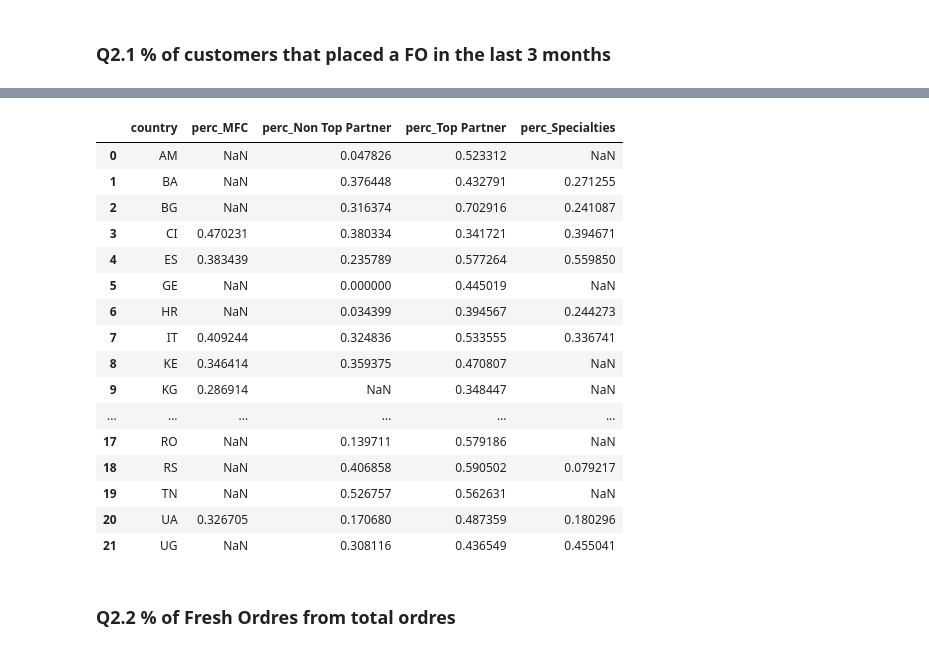
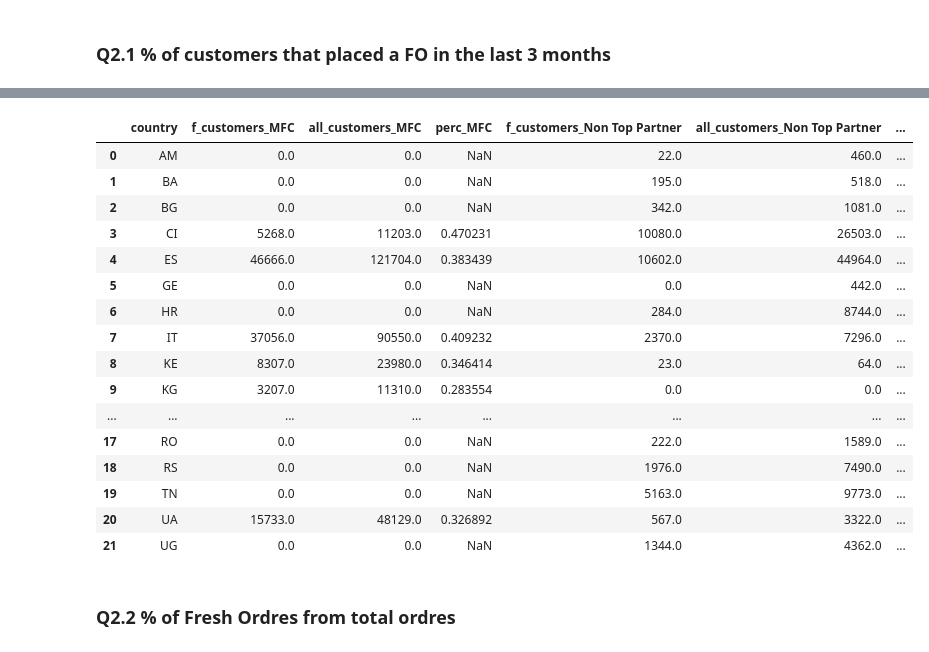
Before and after one commit to JordiCremades4444/central-node, a Jupyter notebook: notebooks/982_2024_10_05_fresh_products/fresh_products_v2.ipynb, the cells around one changed output, grey strips where cells are left out. Saved outputs shown, nothing was run; the diff lists cells and outputs as text; code cells hidden in the pictures.

```diff
--- a/notebooks/982_2024_10_05_fresh_products/fresh_products_v2.ipynb
+++ b/notebooks/982_2024_10_05_fresh_products/fresh_products_v2.ipynb
@@ -110,5 +110,55 @@ print(pivot_tmp['f_customers_Non Top Partner'].sum()/pivot_tmp['all_customers_No
 print(pivot_tmp['f_customers_Top Partner'].sum()/pivot_tmp['all_customers_Top Partner'].sum(),'all Top Partner')
 print(pivot_tmp['f_customers_Specialties'].sum()/pivot_tmp['all_customers_Specialties'].sum(),'all Specialties')
 
-pivot_tmp[['country','perc_MFC','perc_Non Top Partner','perc_Top Partner','perc_Specialties']]
+v = dataframe_visualizer.DataFrameVisualizer(pivot_tmp)
+
+plot_params = [
+    {
+        'plot_type': 'barplot',
+        'x_column': 'country',
+        'y_columns': ['f_customers_MFC','f_customers_Non Top Partner','f_customers_Top Partner','f_customers_Specialties'],
+        'legend': True,
+        'colors': ['green','orange','blue','purple']
+    },
+    {
+        'plot_type': 'barplot',
+        'x_column': 'country',
+        'y_columns': ['perc_MFC','perc_Non Top Partner','perc_Top Partner','perc_Specialties'],
+        'legend': True,
+        'colors': ['green','orange','blue','purple']
+    },
+]
+
+# Define figure parameters
+figure_params = {
+    'n_plots': 2,
+    'fig_length': 24,
+    'fig_height': 8,
+    'x_rotation': 90,
+    'x_limits': None,
+    'y_limits': None,
+    'share_x': True,
+    'share_y': False,
+    'title': '% Customers that have placed a FO in the last 3 months'
+}
+
+# Create the static plot
+v.plot(
+    figure_params=figure_params,
+    plot_params=plot_params
+)
+
+pivot_tmp[['country'
+           ,'f_customers_MFC'
+           ,'all_customers_MFC'
+           ,'perc_MFC'
+           ,'f_customers_Non Top Partner'
+           ,'all_customers_Non Top Partner'
+           ,'perc_Non Top Partner'
+           ,'f_customers_Top Partner'
+           ,'all_customers_Top Partner'
+           ,'perc_Top Partner'
+           ,'f_customers_Specialties'
+           ,'all_customers_Specialties'
+           ,'perc_Specialties']]
 # %% [output]
@@ -119,20 +170,20 @@ pivot_tmp[['country','perc_MFC','perc_Non Top Partner','perc_Top Partner','perc_
-|  | country | perc_MFC | perc_Non Top Partner | perc_Top Partner | perc_Specialties |
-| 0 | AM | NaN | 0.047826 | 0.523312 | NaN |
-| 1 | BA | NaN | 0.376448 | 0.432791 | 0.271255 |
-| 2 | BG | NaN | 0.316374 | 0.702916 | 0.241087 |
-| 3 | CI | 0.470231 | 0.380334 | 0.341721 | 0.394671 |
-| 4 | ES | 0.383439 | 0.235789 | 0.577264 | 0.559850 |
-| 5 | GE | NaN | 0.000000 | 0.445019 | NaN |
-| 6 | HR | NaN | 0.034399 | 0.394567 | 0.244273 |
-| 7 | IT | 0.409244 | 0.324836 | 0.533555 | 0.336741 |
-| 8 | KE | 0.346414 | 0.359375 | 0.470807 | NaN |
-| 9 | KG | 0.286914 | NaN | 0.348447 | NaN |
-| ... | ... | ... | ... | ... | ... |
-| 17 | RO | NaN | 0.139711 | 0.579186 | NaN |
-| 18 | RS | NaN | 0.406858 | 0.590502 | 0.079217 |
-| 19 | TN | NaN | 0.526757 | 0.562631 | NaN |
-| 20 | UA | 0.326705 | 0.170680 | 0.487359 | 0.180296 |
-| 21 | UG | NaN | 0.308116 | 0.436549 | 0.455041 |
+|  | country | f_customers_MFC | all_customers_MFC | perc_MFC | f_customers_Non Top Partner | all_customers_Non Top Partner | ... |
+| 0 | AM | 0.0 | 0.0 | NaN | 22.0 | 460.0 | ... |
+| 1 | BA | 0.0 | 0.0 | NaN | 195.0 | 518.0 | ... |
+| 2 | BG | 0.0 | 0.0 | NaN | 342.0 | 1081.0 | ... |
+| 3 | CI | 5268.0 | 11203.0 | 0.470231 | 10080.0 | 26503.0 | ... |
+| 4 | ES | 46666.0 | 121704.0 | 0.383439 | 10602.0 | 44964.0 | ... |
+| 5 | GE | 0.0 | 0.0 | NaN | 0.0 | 442.0 | ... |
+| 6 | HR | 0.0 | 0.0 | NaN | 284.0 | 8744.0 | ... |
+| 7 | IT | 37056.0 | 90550.0 | 0.409232 | 2370.0 | 7296.0 | ... |
+| 8 | KE | 8307.0 | 23980.0 | 0.346414 | 23.0 | 64.0 | ... |
+| 9 | KG | 3207.0 | 11310.0 | 0.283554 | 0.0 | 0.0 | ... |
+| ... | ... | ... | ... | ... | ... | ... | ... |
+| 17 | RO | 0.0 | 0.0 | NaN | 222.0 | 1589.0 | ... |
+| 18 | RS | 0.0 | 0.0 | NaN | 1976.0 | 7490.0 | ... |
+| 19 | TN | 0.0 | 0.0 | NaN | 5163.0 | 9773.0 | ... |
+| 20 | UA | 15733.0 | 48129.0 | 0.326892 | 567.0 | 3322.0 | ... |
+| 21 | UG | 0.0 | 0.0 | NaN | 1344.0 | 4362.0 | ... |
 # %% [markdown]
 ### Q2.2 % of Fresh Ordres from total ordres
 # %%
```
Also changed, not shown: parts of 10 cells of this notebook, 2 other files.
